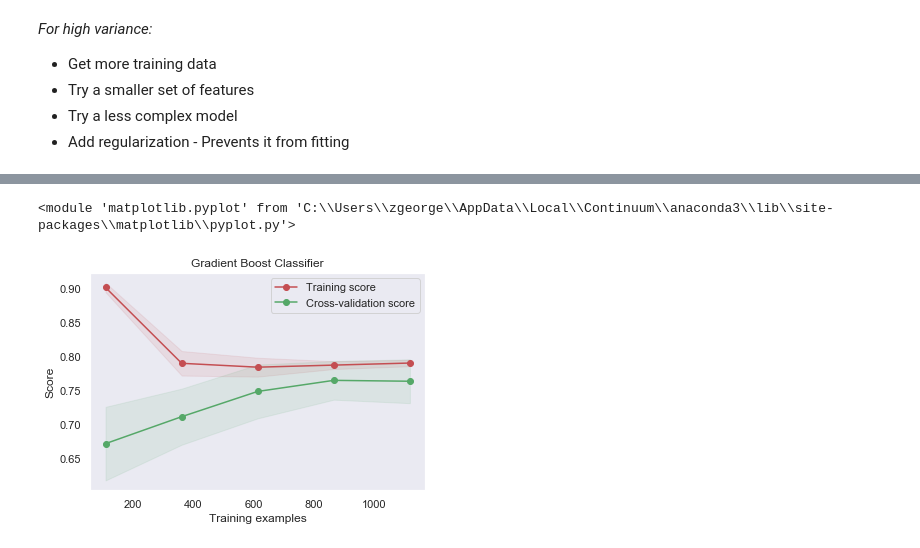
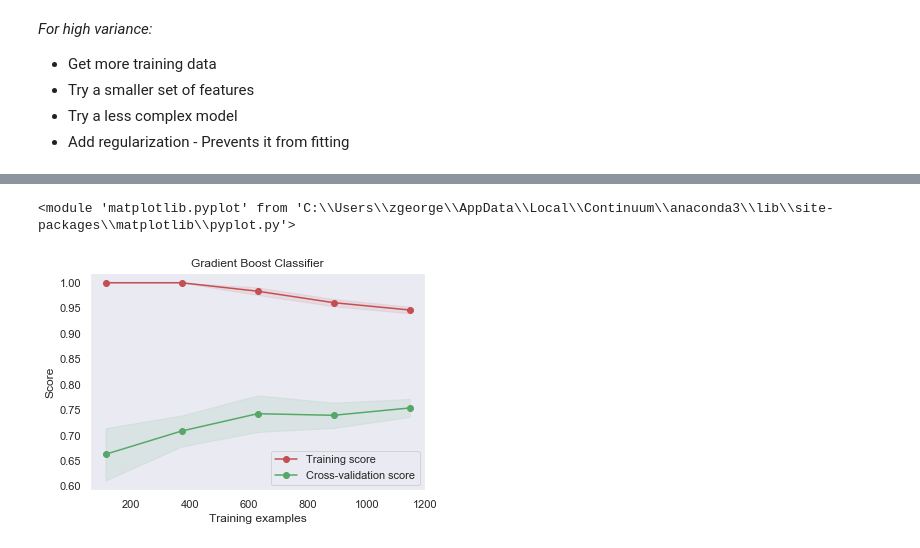
Before and after one commit to georgez-zgeorge/AML_code, a Jupyter notebook: Final Project/Dunder Mifflin Fundraising Analysis.ipynb, the cells around one changed output, grey strips where cells are left out. Saved outputs shown, nothing was run; the diff lists cells and outputs as text; code cells hidden in the pictures.

```diff
--- a/Final Project/Dunder Mifflin Fundraising Analysis.ipynb
+++ b/Final Project/Dunder Mifflin Fundraising Analysis.ipynb
@@ -440,5 +461,5 @@ Test ROC AUC: 0.5547886971742935
 # %%
 #High is Better
-plot_learning_curve(optimised_knk,'K-Nearest Neighbors',X_train,y_train,cv=10,n_jobs=-1)
+plot_learning_curve(optimised_knk,'K-Nearest Neighbors',X_train,y_train,cv=5,n_jobs=-1)
 # %% [output]
 <module 'matplotlib.pyplot' from 'C:\\Users\\zgeorge\\AppData\\Local\\Continuum\\anaconda3\\lib\\site-packages\\matplotlib\\pyplot.py'>
@@ -489,5 +510,5 @@ Test ROC AUC: 0.8018754688672168
 # %%
 #High is Better
-plot_learning_curve(optimised_rfc,'Random Forrest Classifier',X_train,y_train,cv=10,n_jobs=-1)
+plot_learning_curve(optimised_rfc,'Random Forrest Classifier',X_train,y_train,cv=5,n_jobs=-1)
 # %% [output]
 <module 'matplotlib.pyplot' from 'C:\\Users\\zgeorge\\AppData\\Local\\Continuum\\anaconda3\\lib\\site-packages\\matplotlib\\pyplot.py'>
@@ -548,5 +570,5 @@ Test ROC AUC: 0.6105838959739935
 # %%
 #High is Better
-plot_learning_curve(optimised_dl,'Deep Learning Classifier',X_train,y_train,cv=10,n_jobs=-1)
+plot_learning_curve(optimised_dl,'Deep Learning Classifier',X_train,y_train,cv=5,n_jobs=-1)
 # %% [output]
 <module 'matplotlib.pyplot' from 'C:\\Users\\zgeorge\\AppData\\Local\\Continuum\\anaconda3\\lib\\site-packages\\matplotlib\\pyplot.py'>
@@ -571,9 +594,9 @@ Confusion matrix, without normalization
 gbc = GradientBoostingClassifier()
 
 #set hyperparameters
-param_grid = {"learning_rate": [.00001,.0001,.001,.01],
-             "n_estimators": [50,100,150,200],
-             "max_features":['auto','log2',None]}
+param_grid = {"learning_rate": [.0001,.001,.01,.05,.9],
+             "n_estimators": [50,100,150],
+             "max_depth":[2,3,4,5]}
 
 
 #set up the grid search, with 5 crossvalidations and scoring based on our F1_scorer that we created
@@ -608,9 +631,9 @@ Test ROC AUC: 0.772880720180045
 # %%
 #High is Better
-plot_learning_curve(optimised_gbc,'Gradient Boost Classifier',X_train,y_train,cv=10,n_jobs=-1)
+plot_learning_curve(optimised_gbc,'Gradient Boost Classifier',X_train,y_train,cv=5,n_jobs=-1)
 # %% [output]
 <module 'matplotlib.pyplot' from 'C:\\Users\\zgeorge\\AppData\\Local\\Continuum\\anaconda3\\lib\\site-packages\\matplotlib\\pyplot.py'>
-[figure, old version]
+[figure, new version]
 # %%
 #Show confusion matrix
 show_con_matrix(optimised_gbc,y_test, X_test,'Gradient Boost Confusion Matrix')
```
Also changed, not shown: parts of 40 cells of this notebook, 2 other files.
